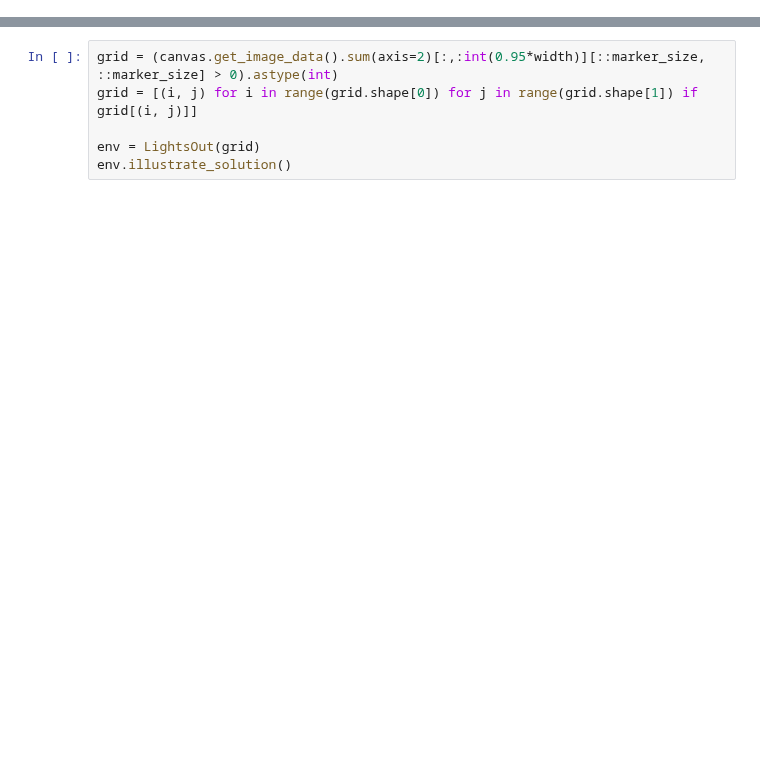
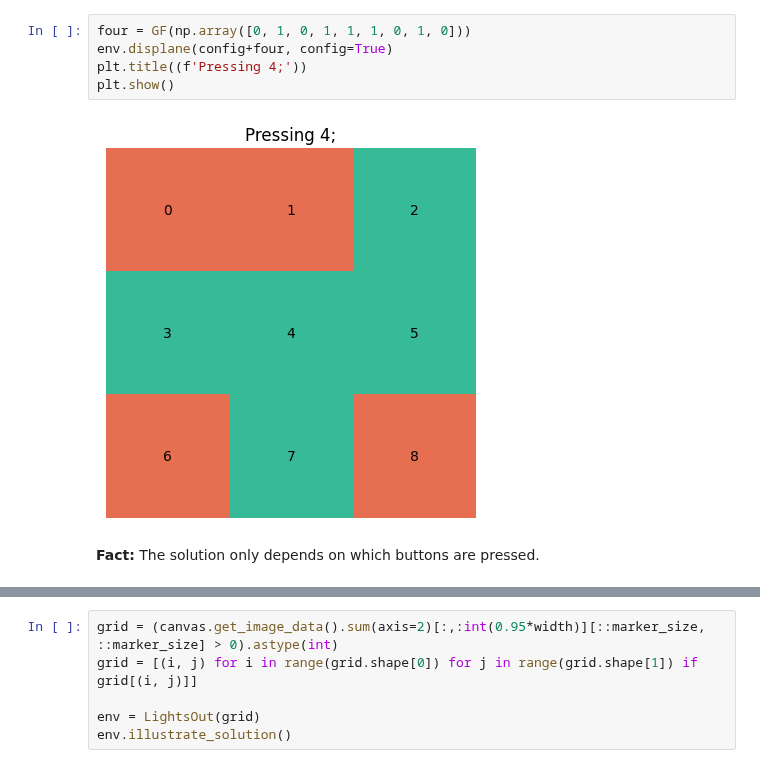
Before and after one commit to iamviveksrk/LightsOut, a Jupyter notebook: main.ipynb, the cells around one changed output, grey strips where cells are left out. Drawn from its saved outputs; the diff is of its cells as text; blank space fills up the shorter version.

```diff
--- a/main.ipynb
+++ b/main.ipynb
@@ -177,0 +88,9 @@ Move Sequence: 1, 2, 4, 6, 7, 8, 12, 13, 14, 15, 16, 18, 19, 20, 21
+# %%
+four = GF(np.array([0, 1, 0, 1, 1, 1, 0, 1, 0]))
+env.displane(config+four, config=True)
+plt.title((f'Pressing 4;'))
+plt.show()
+# %% [output]
+[figure, added]
+# %% [markdown]
+**Fact:** The solution only depends on which buttons are pressed.
```
Also changed, not shown: parts of 49 cells of this notebook, 1 other file.
